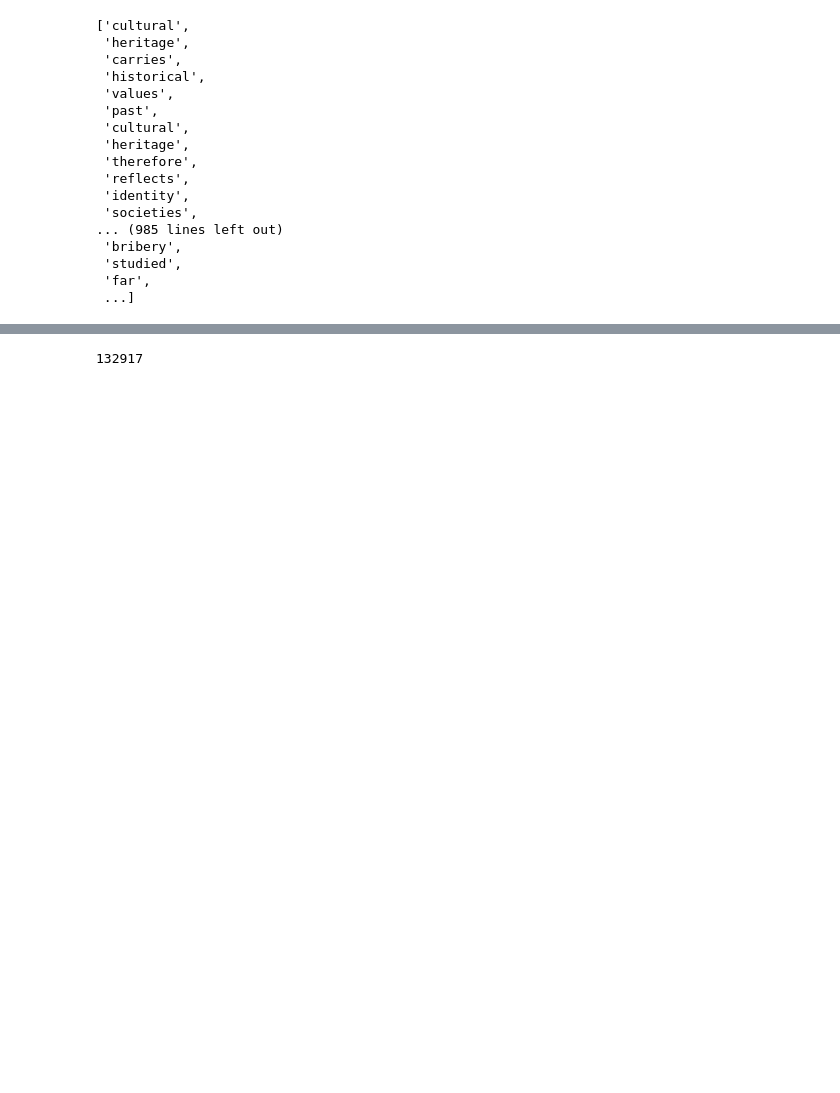
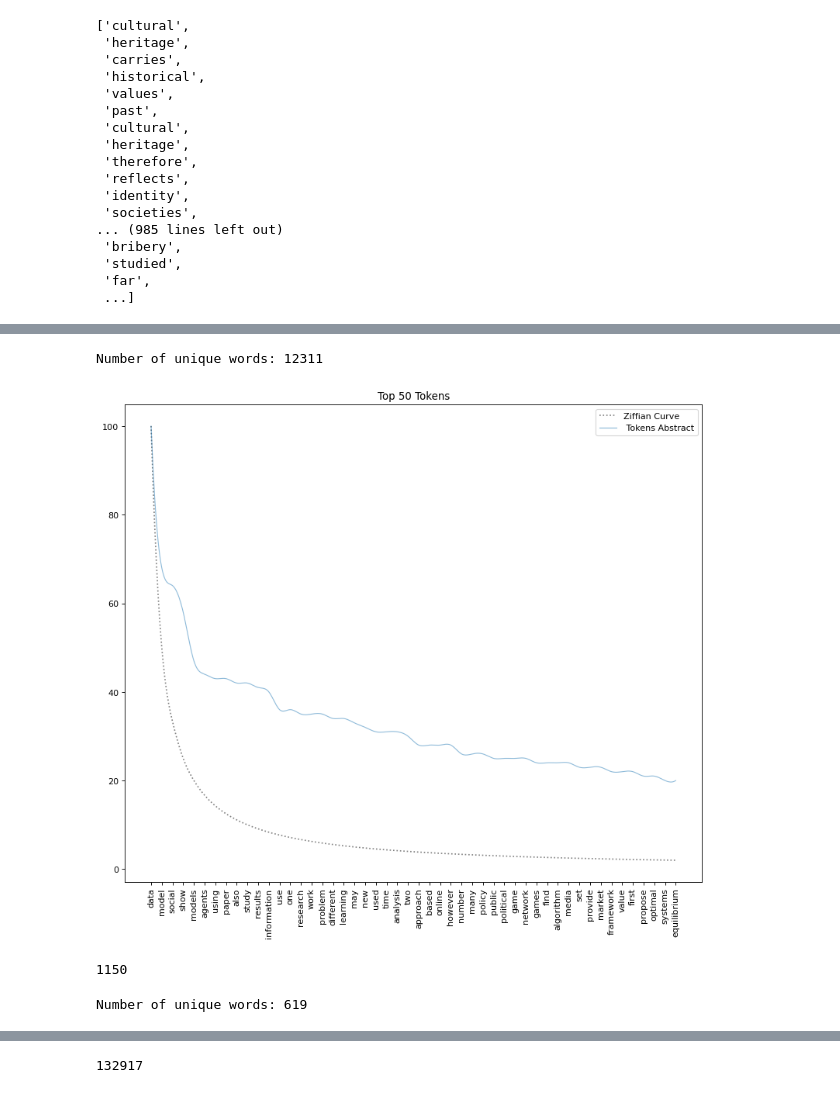
Before and after one commit to nimoror/Assignment2_CSS, a Jupyter notebook: Week7.ipynb, the cells around one changed output, grey strips where cells are left out. Cells and saved outputs as stored; diff of their text form; code cells hidden in the pictures; blank space fills up the shorter version.

```diff
--- a/Week7.ipynb
+++ b/Week7.ipynb
@@ -149,3 +98,6 @@ nltk.download('stopwords')
 [nltk_data]     C:\Users\Owner\AppData\Roaming\nltk_data...
 [nltk_data]   Package stopwords is already up-to-date!
 True
+# %%
+
+abstracts_list = df_papers['Abstract'].tolist()
@@ -152,7 +106,7 @@ True
 # %%
 tokens_list = []
 
-for x in abstractCCS_list:
+for x in abstracts_list:
     try:
         tokens_list.append(word_tokenize(x))
     except:
@@ -271,0 +207,26 @@ unique_words
+# %%
+def frequency(tokens, unique, freq):
+    #uniqueWords = []
+    for i in tokens:
+        if not i in unique:
+            unique.append(i)
+
+
+    #tokensFrequency = {}
+    for i in unique:
+        freq[i] = sum(1 for x in tokens if i == x)
+
+    sorted_tokens = sorted(freq.items(), key=lambda x:x[1], reverse=True)
+    sorted_dict = dict(sorted_tokens)
+
+    return unique, freq, sorted_dict
+# %%
+uniqueWords = []
+tokensFrequency = {}
+sorted_dict = {}
+
+uniqueWords, tokensFrquency, sorted_dict = frequency(tokens_concat, uniqueWords, tokensFrequency)
+
+print(f'Number of unique words: {len(uniqueWords)}')
+# %% [output]
+Number of unique words: 12311
@@ -271,0 +305,38 @@ unique_words
+# %%
+depth = 50
+texts = ['Abstracts']
+zipfGraph(sorted_dict, depth,texts)
+# %% [output]
+[figure, added]
+# %%
+import random
+import string
+
+def random_string(n):
+    count = 0
+    s = ''
+    while count < n:
+        s += random.choice('jdal' + ' ')
+        count += 1
+    return s
+
+n = 7000
+
+s = random_string(n)
+randt = [word_tokenize(s)]
+
+randt = [item for sublist in randt for item in sublist]
+
+len(randt)
+# %% [output]
+1150
+# %%
+uniqueWords2 = []
+tokensFrequency2 = {}
+sorted_dict2 = {}
+
+uniqueWords2, tokensFrquency2, sorted_dict2 = frequency(randt, uniqueWords2, tokensFrequency2)
+
+print(f'Number of unique words: {len(uniqueWords2)}')
+# %% [output]
+Number of unique words: 619
```
Also changed, not shown: parts of 59 cells of this notebook.
